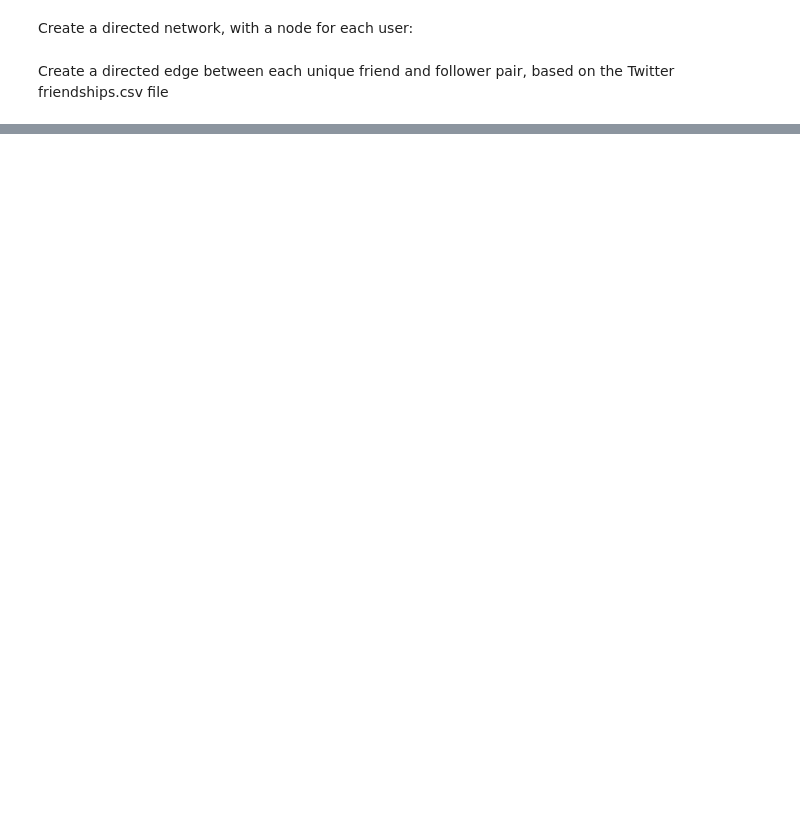
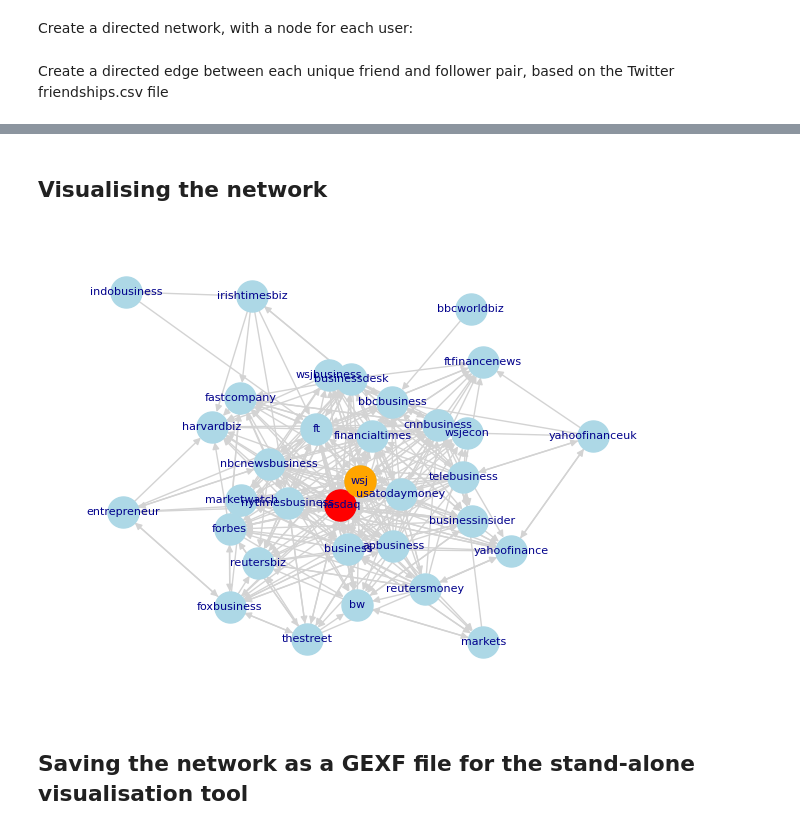
Before and after one commit to kbankowski/2022-11_data-academy, a Jupyter notebook: Level2/Group Projects/07_Network_Twitter/Project_Codes.ipynb, the cells around one changed output, grey strips where cells are left out. Cells and saved outputs as stored; diff of their text form; code cells hidden in the pictures; blank space fills up the shorter version.

```diff
--- a/Level2/Group Projects/07_Network_Twitter/Project_Codes.ipynb
+++ b/Level2/Group Projects/07_Network_Twitter/Project_Codes.ipynb
@@ -93,2 +231,16 @@ Network has 33 nodes and 308 edges
+# %% [markdown]
+## Visualising the network
+# %%
+plt.figure(figsize=(8,6))
+plt.margins(0.1, 0.1)
+pos = nx.kamada_kawai_layout(g)
+nx.draw(g, pos=pos, with_labels=True, node_color='lightblue', edge_color='lightgrey', node_size=500, font_color='darkblue', font_size=8)
+# add the ego node in a different colour
+nx.draw_networkx_nodes(g, pos, nodelist=['nasdaq'], node_size=500, node_color="red");
+nx.draw_networkx_nodes(g, pos, nodelist=['wsj'], node_size=500, node_color="orange");
+# %% [output]
+[figure, added]
+# %% [markdown]
+## Saving the network as a GEXF file for the stand-alone visualisation tool
 # %%
 nx.write_gexf(g, "twitter-directed.gexf")
```
Also changed, not shown: parts of 19 cells of this notebook, 3 other files.
